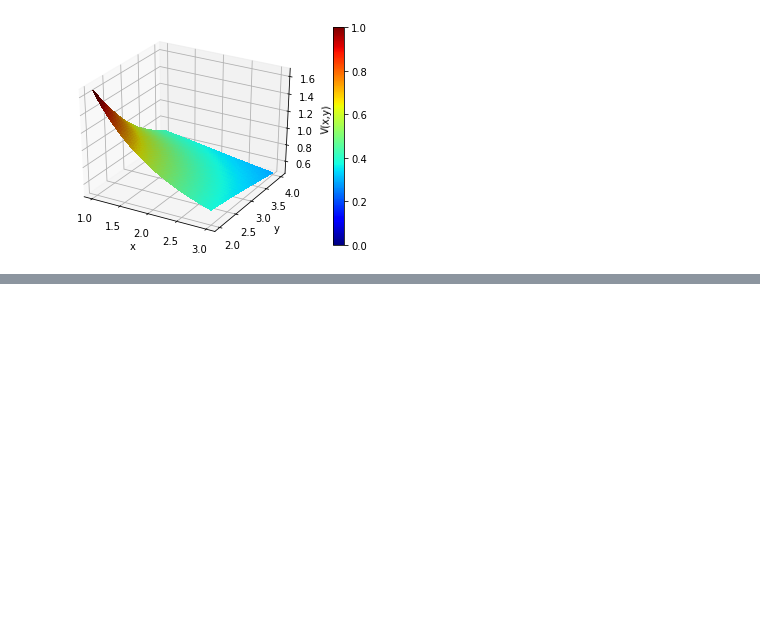
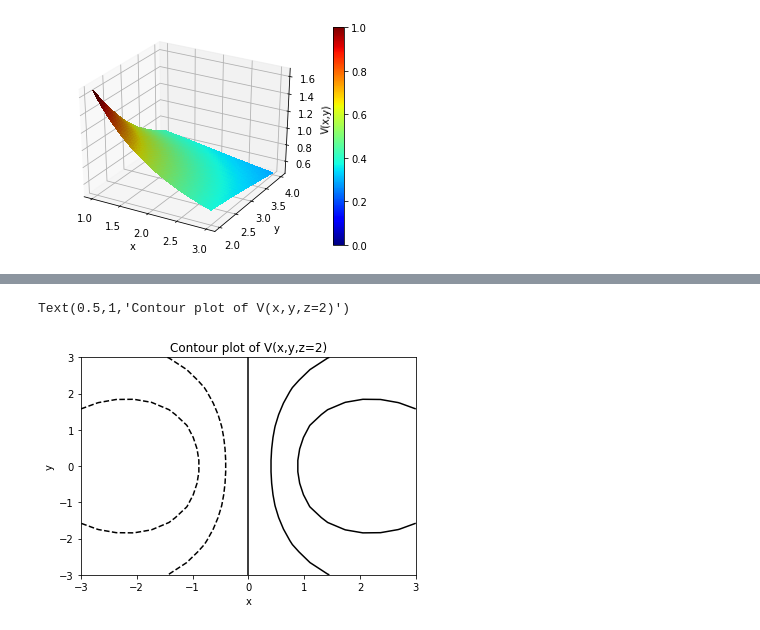
Before and after one commit to Phys7321/hw02-integrations-Littlelujy, a Jupyter notebook: Python/HW02.ipynb, the cells around one changed output, grey strips where cells are left out. Drawn from its saved outputs; the diff is of its cells as text; code cells hidden in the pictures; blank space fills up the shorter version.

```diff
--- a/Python/HW02.ipynb
+++ b/Python/HW02.ipynb
@@ -127,0 +147,9 @@ plt.show()
+# %%
+#// Electric field for a disk: ///
+plt.contour(X,Y,v, 6,colors='k')
+plt.xlabel('x')
+plt.ylabel('y')
+plt.title('Contour plot of Potenital, z=2)')
+# %% [output]
+Text(0.5,1,'Contour plot of V(x,y,z=2)')
+[figure, added]
```
Also changed, not shown: parts of 7 cells of this notebook, 2 other files.
